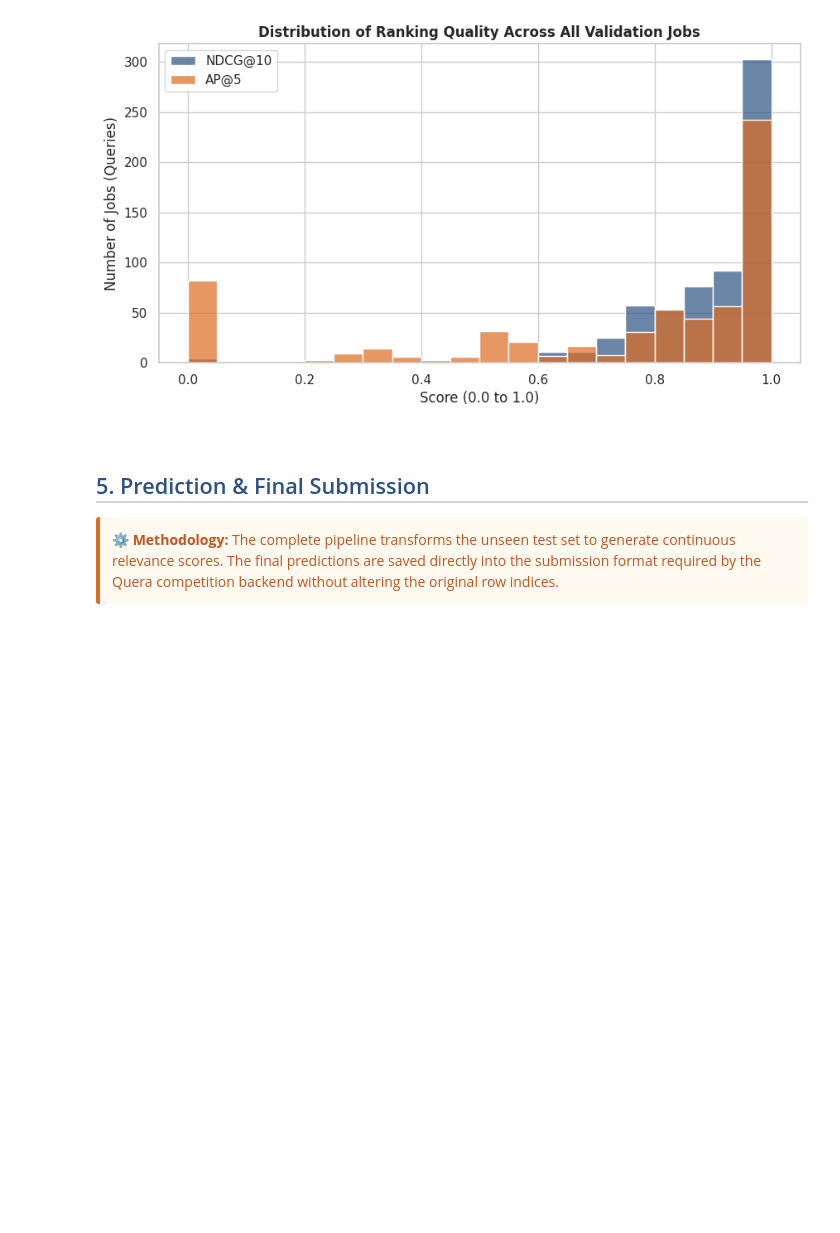
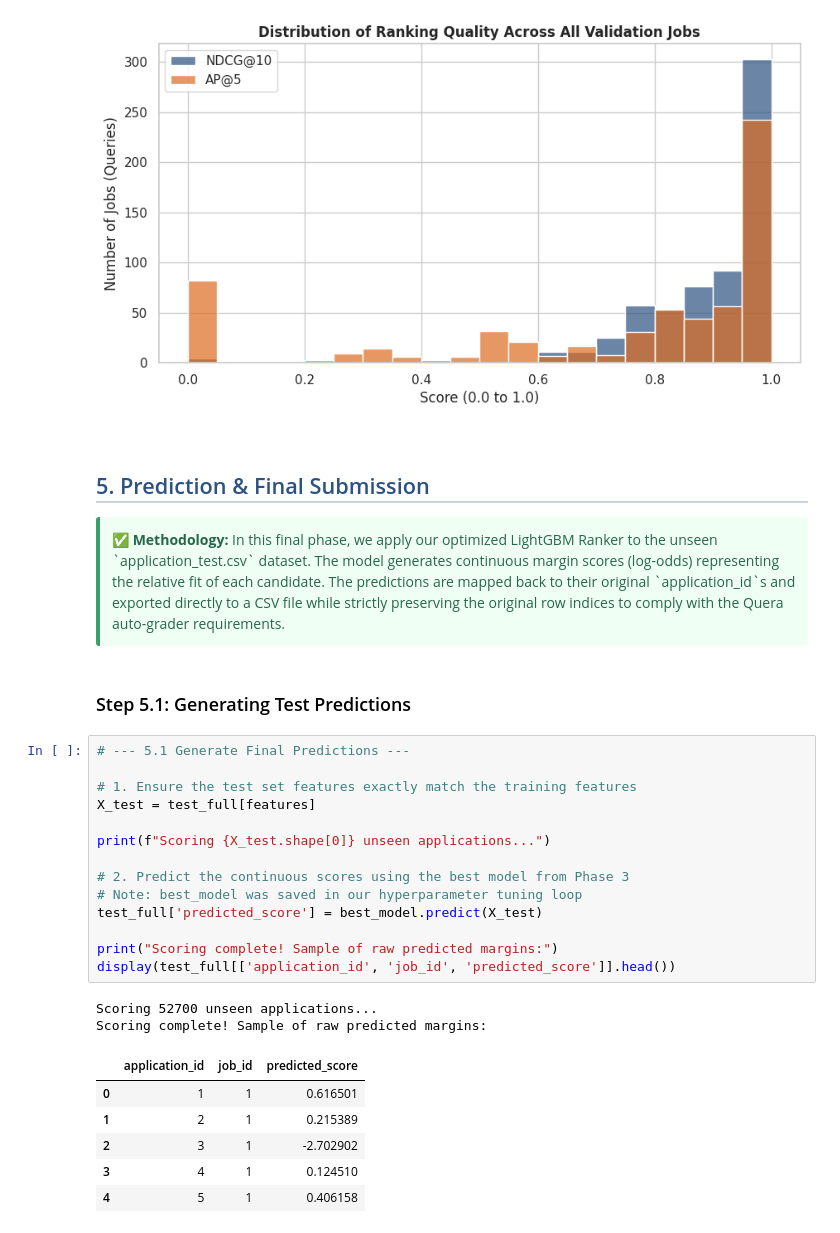
Before and after one commit to Parsa-Saeednia/UT-DataScience-Spring2026, a Jupyter notebook: Assignments/CA3/task3_CandidateRanking.ipynb, the cells around one changed output. Saved outputs shown, nothing was run; the diff lists cells and outputs as text; blank space fills up the shorter version.

Commit message:
Generated test predictions using the ranker model

```diff
--- a/Assignments/CA3/task3_CandidateRanking.ipynb
+++ b/Assignments/CA3/task3_CandidateRanking.ipynb
@@ -701,8 +701,31 @@ Mean AP@5 (MAP@5): 0.7311
 <a id="submission"></a>
 <h2 style="color: #2c5282; border-bottom: 2px solid #cbd5e0; padding-bottom: 5px; margin-top: 40px;">5. Prediction & Final Submission</h2>
 
-<div class="alert alert-warning" style="background-color: #fffaf0; border-left: 4px solid #dd6b20; color: #c05621;">
-    <strong>⚙️ Methodology:</strong> The complete pipeline transforms the unseen test set to generate continuous relevance scores. The final predictions are saved directly into the submission format required by the Quera competition backend without altering the original row indices.
+<div class="alert alert-success" style="background-color: #f0fff4; border-left: 4px solid #38a169; color: #276749;">
+    <strong>✅ Methodology:</strong> In this final phase, we apply our optimized LightGBM Ranker to the unseen `application_test.csv` dataset. The model generates continuous margin scores (log-odds) representing the relative fit of each candidate. The predictions are mapped back to their original `application_id`s and exported directly to a CSV file while strictly preserving the original row indices to comply with the Quera auto-grader requirements.
 </div>
-
-##
+# %% [markdown]
+### Step 5.1: Generating Test Predictions
+# %%
+# --- 5.1 Generate Final Predictions ---
+
+# 1. Ensure the test set features exactly match the training features
+X_test = test_full[features]
+
+print(f"Scoring {X_test.shape[0]} unseen applications...")
+
+# 2. Predict the continuous scores using the best model from Phase 3
+# Note: best_model was saved in our hyperparameter tuning loop
+test_full['predicted_score'] = best_model.predict(X_test)
+
+print("Scoring complete! Sample of raw predicted margins:")
+display(test_full[['application_id', 'job_id', 'predicted_score']].head())
+# %% [output]
+Scoring 52700 unseen applications...
+Scoring complete! Sample of raw predicted margins:
+|  | application_id | job_id | predicted_score |
+| 0 | 1 | 1 | 0.616501 |
+| 1 | 2 | 1 | 0.215389 |
+| 2 | 3 | 1 | -2.702902 |
+| 3 | 4 | 1 | 0.124510 |
+| 4 | 5 | 1 | 0.406158 |
```
Also changed, not shown: parts of 2 cells of this notebook, 1 other file.
